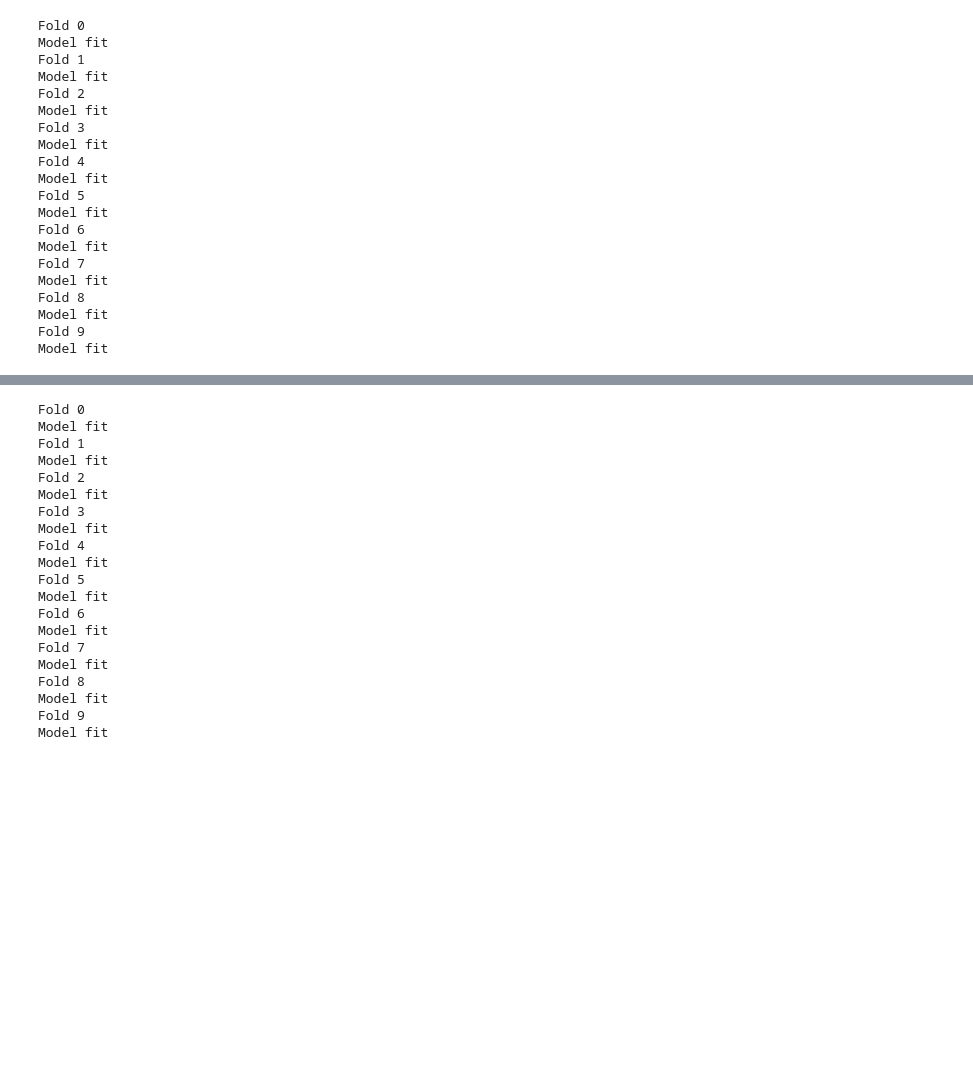
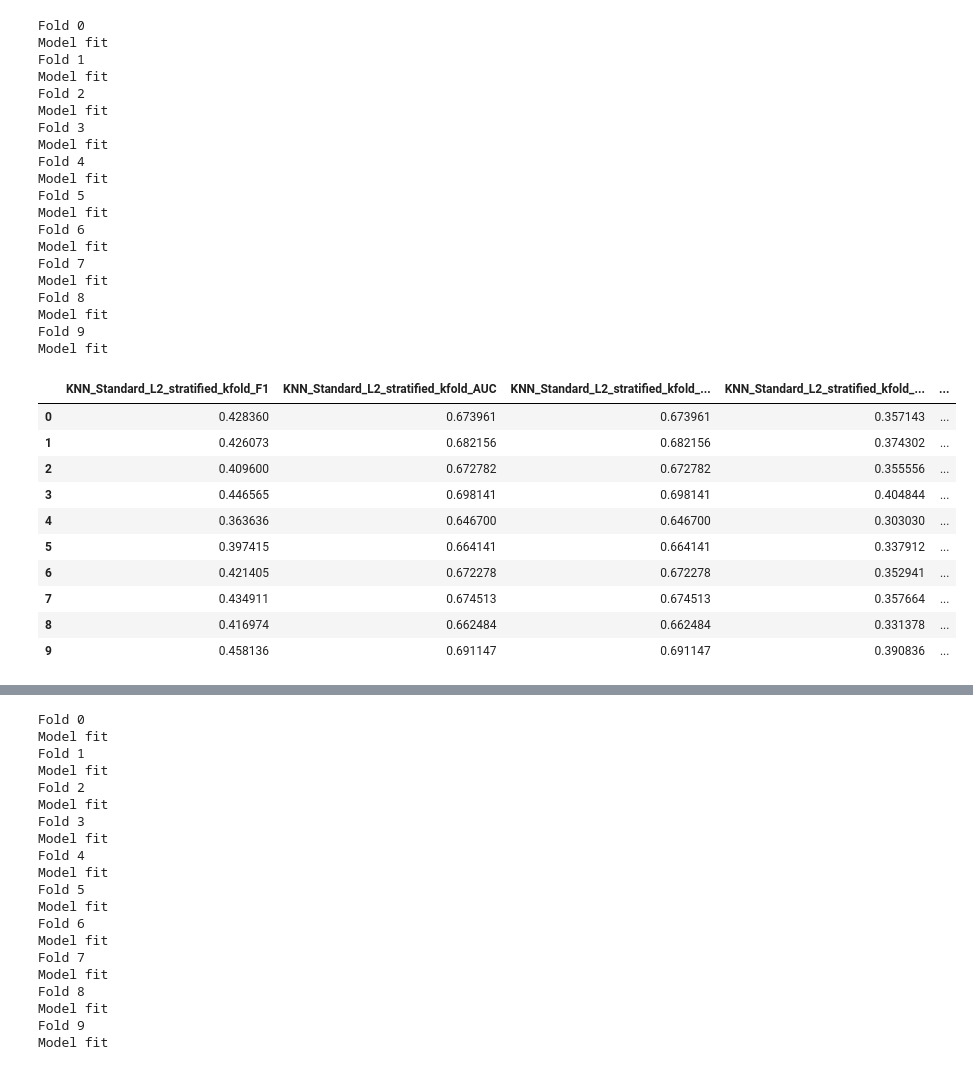
Before and after one commit to Dianna22/ML, a Jupyter notebook: SocialMediaBUZZ/models.ipynb, the cells around one changed output, grey strips where cells are left out. Saved outputs shown, nothing was run; the diff lists cells and outputs as text; code cells hidden in the pictures; blank space fills up the shorter version.

```diff
--- a/SocialMediaBUZZ/models.ipynb
+++ b/SocialMediaBUZZ/models.ipynb
@@ -2478,3 +2497,17 @@ Fold 8
 Model fit
 Fold 9
 Model fit
+# %%
+knn_results_scaled
+# %% [output]
+|  | KNN_Standard_L2_stratified_kfold_F1 | KNN_Standard_L2_stratified_kfold_AUC | KNN_Standard_L2_stratified_kfold_... | KNN_Standard_L2_stratified_kfold_... | ... |
+| 0 | 0.428360 | 0.673961 | 0.673961 | 0.357143 | ... |
+| 1 | 0.426073 | 0.682156 | 0.682156 | 0.374302 | ... |
+| 2 | 0.409600 | 0.672782 | 0.672782 | 0.355556 | ... |
+| 3 | 0.446565 | 0.698141 | 0.698141 | 0.404844 | ... |
+| 4 | 0.363636 | 0.646700 | 0.646700 | 0.303030 | ... |
+| 5 | 0.397415 | 0.664141 | 0.664141 | 0.337912 | ... |
+| 6 | 0.421405 | 0.672278 | 0.672278 | 0.352941 | ... |
+| 7 | 0.434911 | 0.674513 | 0.674513 | 0.357664 | ... |
+| 8 | 0.416974 | 0.662484 | 0.662484 | 0.331378 | ... |
+| 9 | 0.458136 | 0.691147 | 0.691147 | 0.390836 | ... |
```
Also changed, not shown: parts of 36 cells of this notebook.
